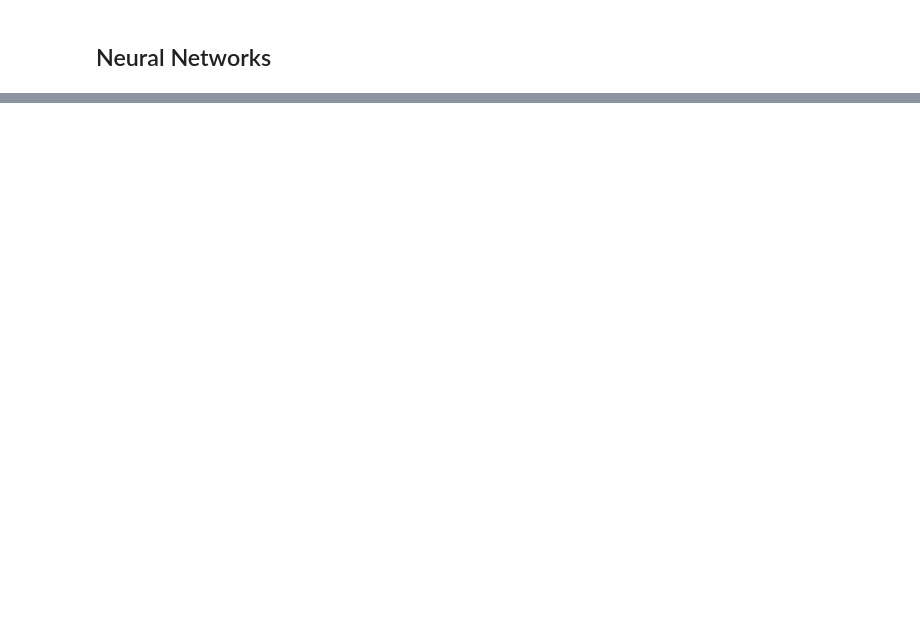
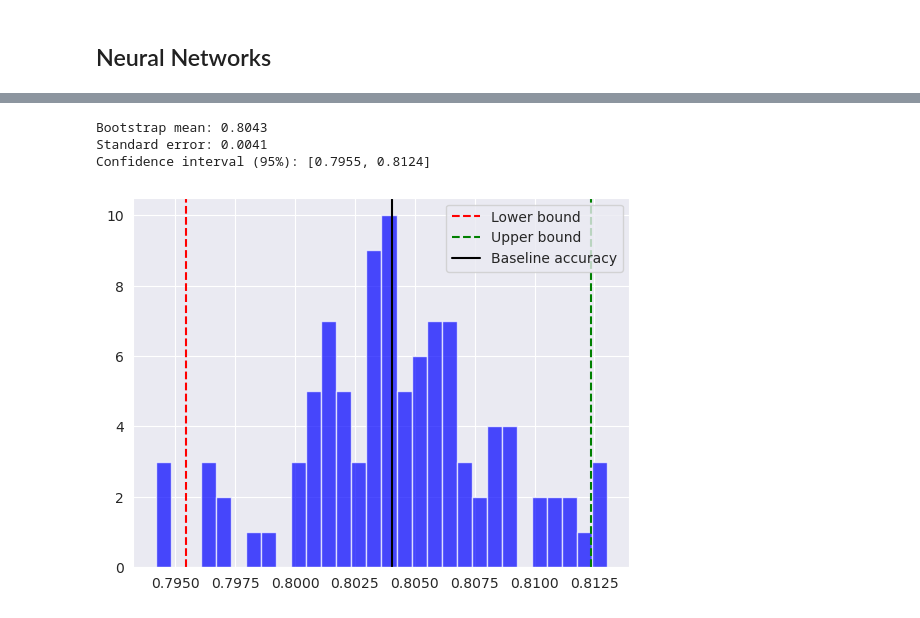
Before and after one commit to vtpaiva/sarcastic-headlines-detection, a Jupyter notebook: modeling.ipynb, the cells around one changed output, grey strips where cells are left out. Cells and saved outputs as stored; diff of their text form; code cells hidden in the pictures; blank space fills up the shorter version.

```diff
--- a/modeling.ipynb
+++ b/modeling.ipynb
@@ -425,0 +480,7 @@ plt.show()
+# %%
+get_bootstrap_confidences(RF_best, X_test_weighted, y_test)
+# %% [output]
+Bootstrap mean: 0.8043
+Standard error: 0.0041
+Confidence interval (95%): [0.7955, 0.8124]
+[figure, added]
```
Also changed, not shown: parts of 28 cells of this notebook, 2 other files.
